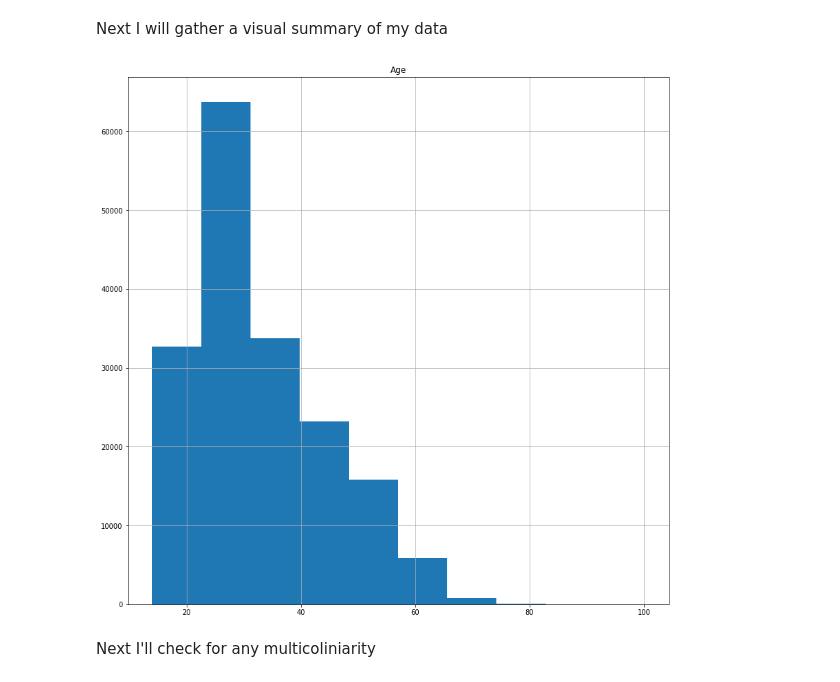
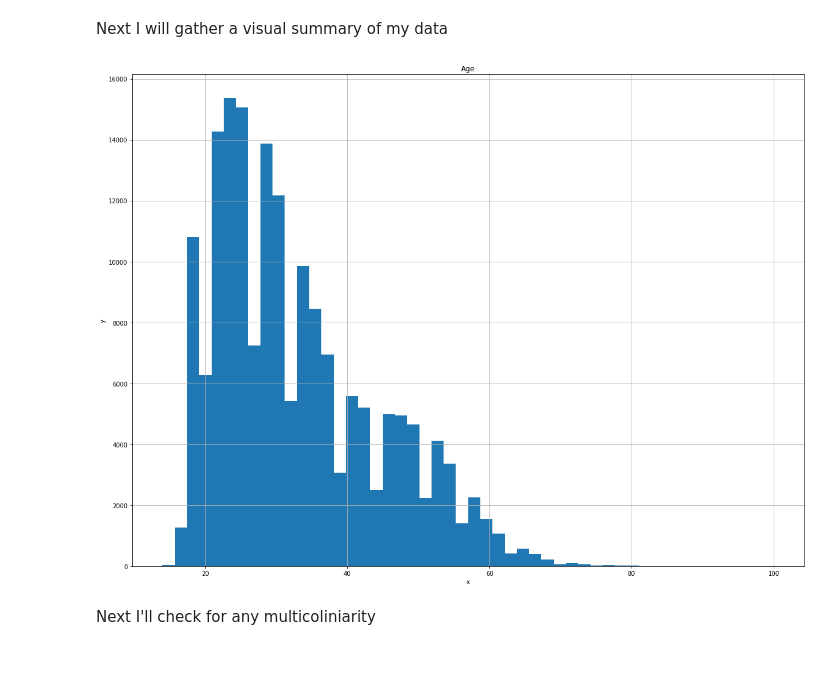
Before and after one commit to ed765super/DATA602-Baltimore-Crime-Data-Classification, a Jupyter notebook: project.ipynb, the cells around one changed output. Cells and saved outputs as stored; diff of their text form; code cells hidden in the pictures.

Commit message:
Attempted to do a fancy graph, but it didnt work so back to this
Note: If you're gonna do PCA, do it without first. Then do it with.
Do a bunch of grid searches.

```diff
--- a/project.ipynb
+++ b/project.ipynb
@@ -168,13 +211,15 @@ Next I will gather a visual summary of my data
 # %%
 from matplotlib import pyplot as plt
 %matplotlib inline
 
-feature_names = dfConverted.dtypes[df.dtypes != 'object'].index.tolist()
-axes = dfConverted[feature_names].hist(bins=50, figsize=(20,15))
+axes = dfConverted[['Age','Gender','Race','IncidentOffence', 'ChargeDescription', 'District', 'Post', 'date', 'time']].hist(bins=50, figsize=(20,15))
 #Learned how to do the for loop for multi graph labeling here: https://stackoverflow.com/questions/69329880/how-do-i-label-the-x-y-axis-of-multiple-graphs-on-a-single-graph/69329975#69329975
+for ax in axes[0]:
+  ax.set_xlabel('x')
+  ax.set_ylabel('y')
 plt.show()
 # %% [output]
-[figure, old version]
+[figure, new version]
 # %% [markdown]
 Next I'll check for any multicoliniarity
 # %%
```
Also changed, not shown: parts of 7 cells of this notebook.
